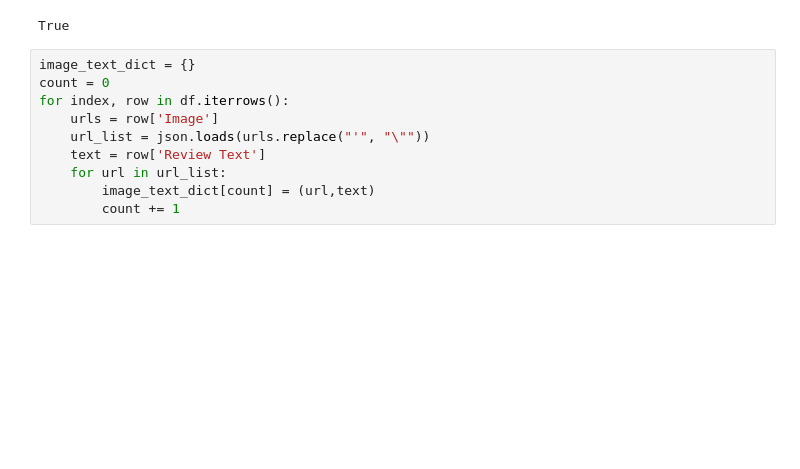
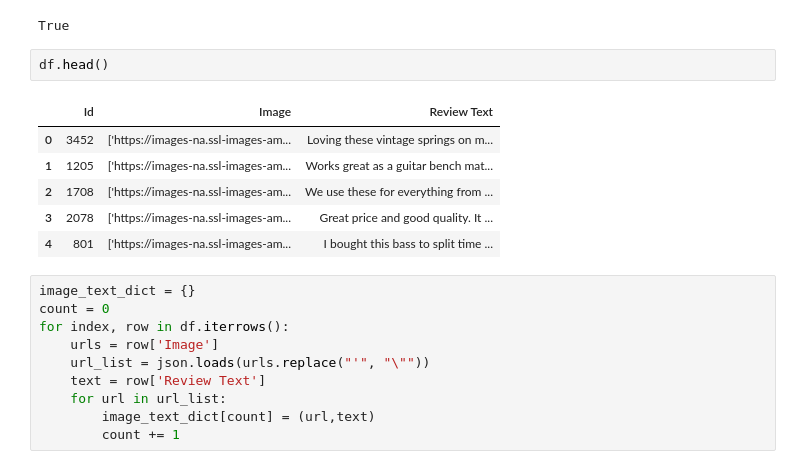
Before and after one commit to NalishJain/Multimodal-Retrieval-System, a Jupyter notebook: code.ipynb, the cells around one changed output. Saved outputs shown, nothing was run; the diff lists cells and outputs as text; blank space fills up the shorter version.

```diff
--- a/code.ipynb
+++ b/code.ipynb
@@ -36,6 +36,15 @@ nltk.download('wordnet')
 [nltk_data]     /Users/nalishjain/nltk_data...
 [nltk_data]   Package wordnet is already up-to-date!
 True
+# %%
+df.head()
+# %% [output]
+|  | Id | Image | Review Text |
+| 0 | 3452 | ['https://images-na.ssl-images-am... | Loving these vintage springs on m... |
+| 1 | 1205 | ['https://images-na.ssl-images-am... | Works great as a guitar bench mat... |
+| 2 | 1708 | ['https://images-na.ssl-images-am... | We use these for everything from ... |
+| 3 | 2078 | ['https://images-na.ssl-images-am... | Great price and good quality. It ... |
+| 4 | 801 | ['https://images-na.ssl-images-am... | I bought this bass to split time ... |
 # %%
 image_text_dict = {}
 count = 0
```
Also changed, not shown: parts of 4 cells of this notebook, 4 other files.
